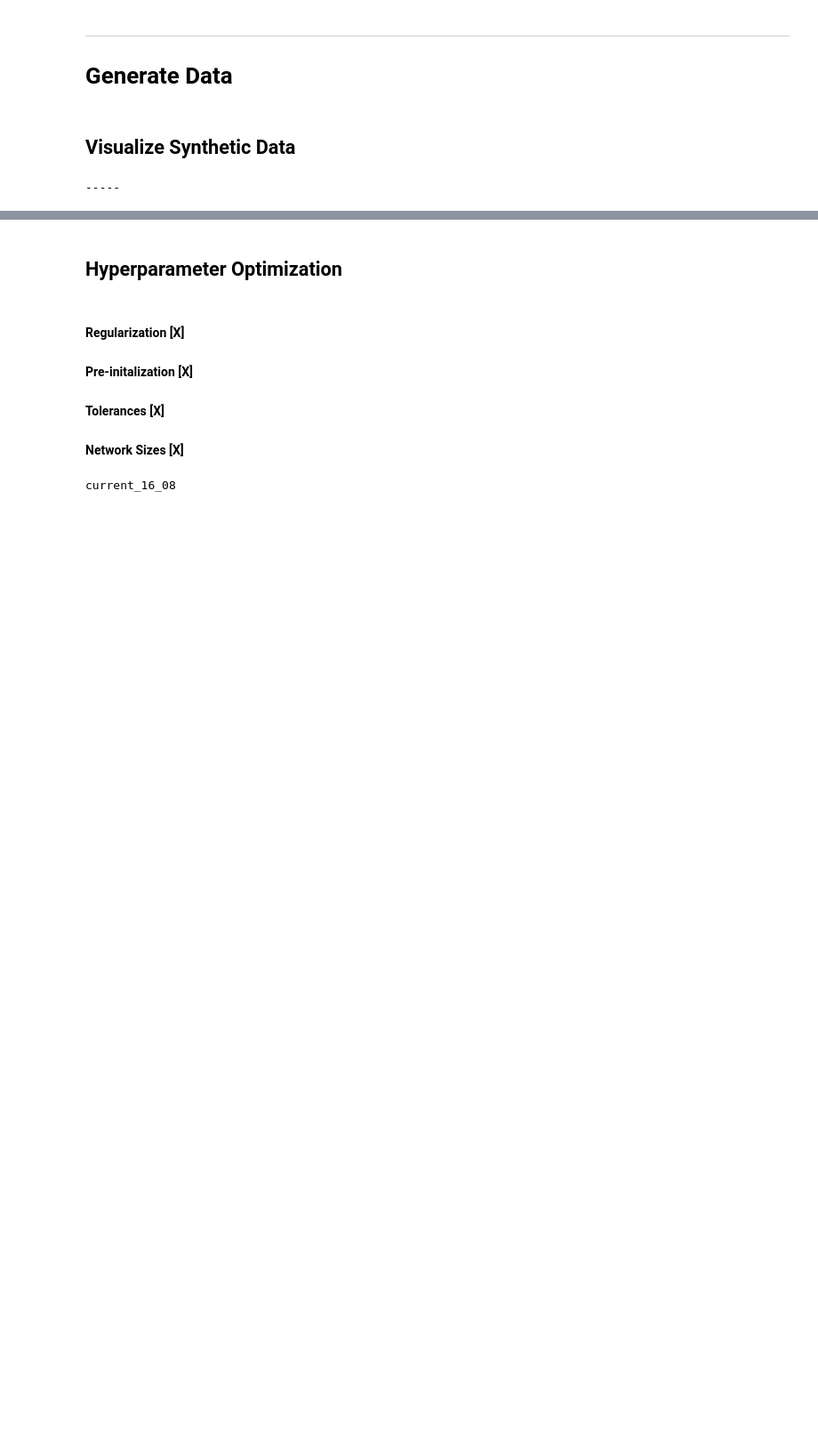
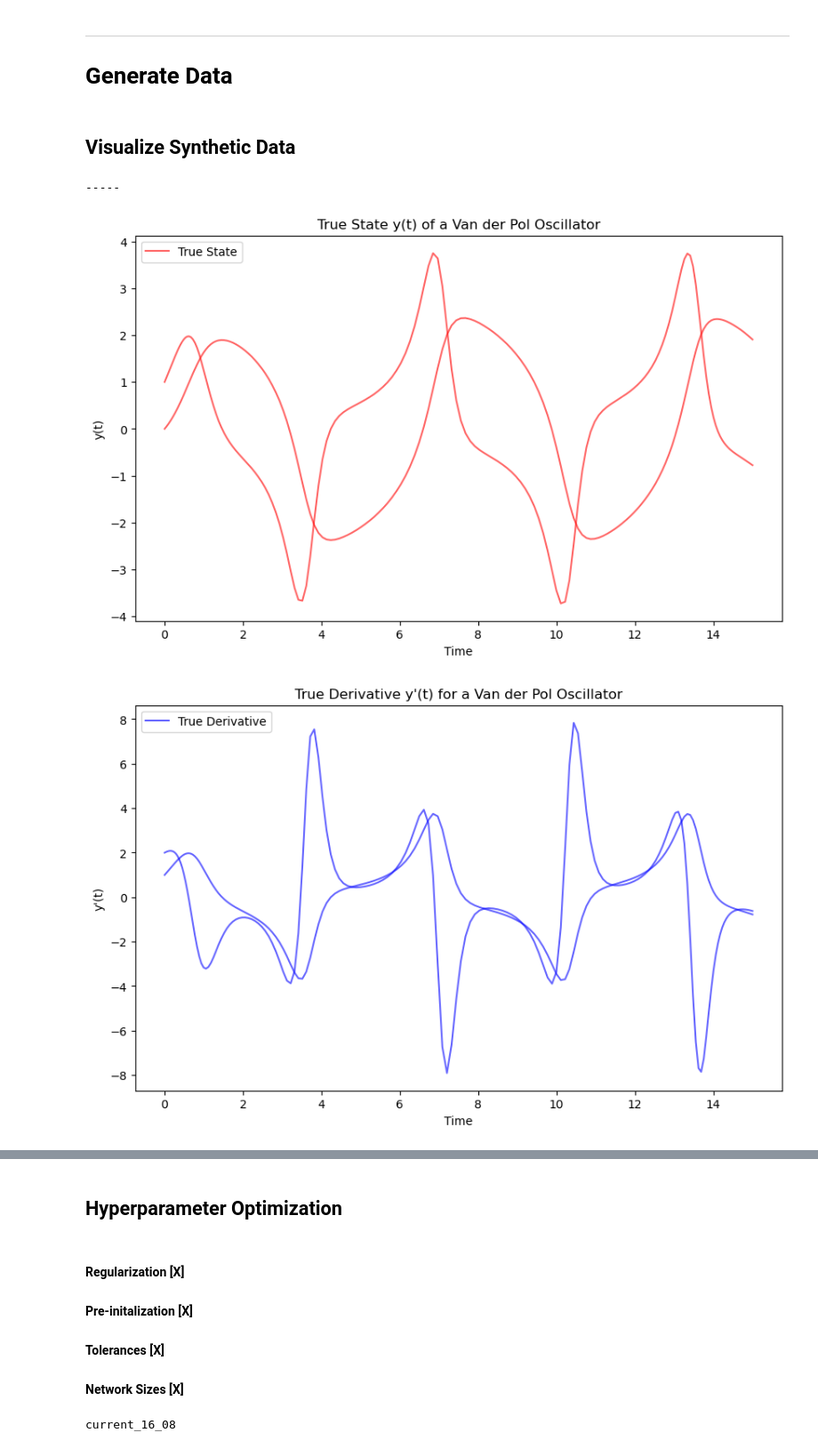
Before and after one commit to mariashapo/NODE, a Jupyter notebook: 01_experiments_synthetic/00_training_toy_pyomo.ipynb, the cells around one changed output, grey strips where cells are left out. Shown at 89% size. Drawn from its saved outputs; the diff is of its cells as text; code cells hidden in the pictures; blank space fills up the shorter version.

```diff
--- a/01_experiments_synthetic/00_training_toy_pyomo.ipynb
+++ b/01_experiments_synthetic/00_training_toy_pyomo.ipynb
@@ -109,5 +109,47 @@ trainer_gl = load_trainer("do", 'gauss_legendre')
 # %% [output]
 -----
+# %%
+k = 200
+D = trainer_ch.D
+
+plt.figure(figsize=(10, 6))
+
+plt.plot(trainer_ch.t, trainer_ch.y[:,0], color = 'red', alpha = 0.6, label = 'True State')
+plt.plot(trainer_ch.t, trainer_ch.y[:,1], color = 'red', alpha = 0.6)
+#plt.scatter(trainer_ch.t, trainer_ch.y_noisy[:,0], color = 'blue', alpha = 0.3, label = 'Noisy State (0.1)')
+#plt.scatter(trainer_ch.t, trainer_ch.y_noisy[:,1], color = 'blue', alpha = 0.3)
+
+plt.title("True State y(t) of a Van der Pol Oscillator")
+plt.xlabel("Time")
+plt.ylabel("y(t)")
+plt.legend(loc ="upper left")
+#plt.grid(True)
+plt.show()
+
+dy_dt_0 = []
+dy_dt_1 = []
+
+for i in range(len(trainer_ch.t)):
+    dy_dt = (D[i] @ trainer_ch.y)
+    dy_dt_0.append(dy_dt[0])
+    dy_dt_1.append(dy_dt[1])
+
+plt.figure(figsize=(10, 6))
+
+plt.plot(trainer_ch.t, trainer_ch.true_derivative[:,0], color = 'blue', alpha = 0.6, label = 'True Derivative')
+plt.plot(trainer_ch.t, trainer_ch.true_derivative[:,1], color = 'blue', alpha = 0.6)
+#plt.plot(trainer_ch.t[:k], dy_dt_0[:k], 'o', color = 'blue', alpha = 0.25, label = 'Chebyshev')
+#plt.plot(trainer_ch.t[:k], dy_dt_1[:k], 'o', color = 'blue', alpha = 0.25)
+
+plt.title(f"True Derivative y'(t) for a Van der Pol Oscillator")
+plt.xlabel("Time")
+plt.ylabel("y'(t)")
+plt.legend(loc ="upper left")
+#plt.grid(True)
+plt.show()
+# %% [output]
+[figure, added]
+[figure, added]
 # %%
 k = 200
 D = trainer_ch.D
```
Also changed, not shown: parts of 3 cells of this notebook, 5 other files.
